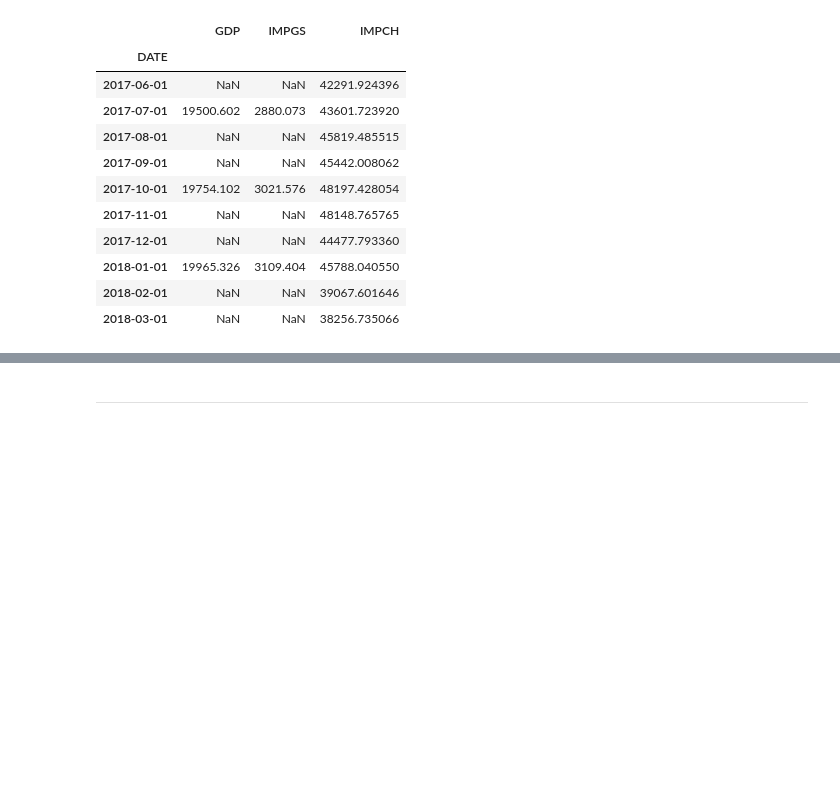
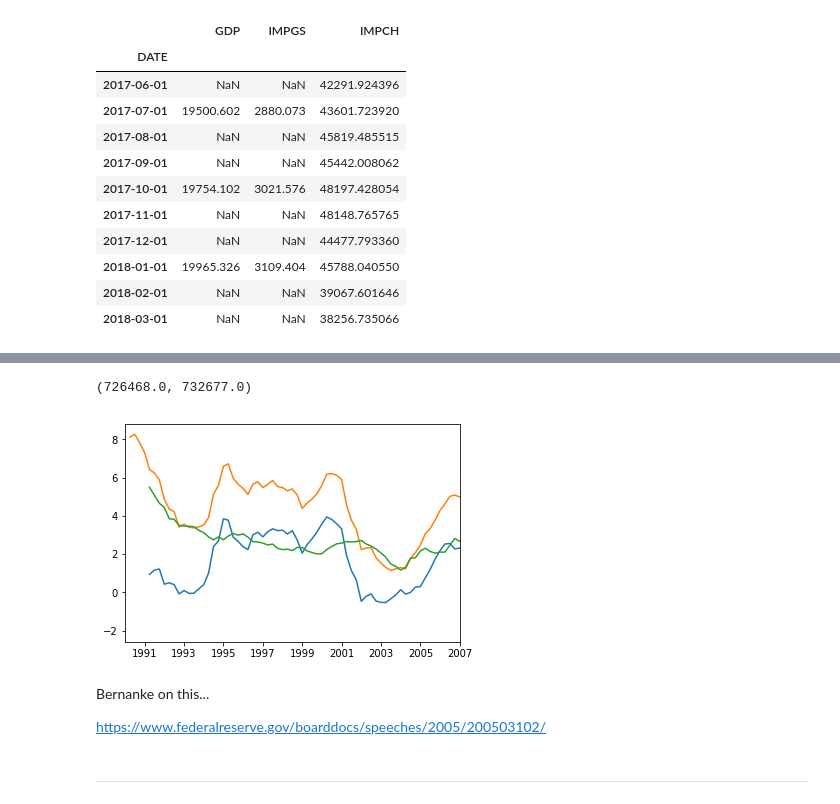
Before and after one commit to mwaugh0328/ADH_replication, a Jupyter notebook: adh_data.ipynb, the cells around one changed output, grey strips where cells are left out. Saved outputs shown, nothing was run; the diff lists cells and outputs as text; code cells hidden in the pictures; blank space fills up the shorter version.

```diff
--- a/adh_data.ipynb
+++ b/adh_data.ipynb
@@ -117,3 +119,34 @@ plt.show()
+# %%
+irates = pd.DataFrame(fred["GS1"].resample("Q", convention= 'end').mean())
+
+irates.index = irates.index + pd.DateOffset(days=1)
+
+irates.head()
+
+####################3
+
+inflation = pd.DataFrame(fred["CPILFESL"].resample("Q", convention= 'end').mean())
+
+inflation.index = inflation.index + pd.DateOffset(days=1)
+
+irates["real"] = irates["GS1"] - 100*inflation["CPILFESL"].pct_change(4)
+
+fig, ax = plt.subplots()
+
+ax.plot(irates.real)
+
+ax.plot(irates.GS1)
+
+ax.plot(100*inflation["CPILFESL"].pct_change(4))
+
+ax.set_xlim("1990-01-01", "2007-01-01")
+# %% [output]
+(726468.0, 732677.0)
+[figure, added]
+# %% [markdown]
+Bernanke on this...
+
+https://www.federalreserve.gov/boarddocs/speeches/2005/200503102/
 # %% [markdown]
 ---
 # %% [markdown]
```
Also changed, not shown: parts of 4 cells of this notebook.
